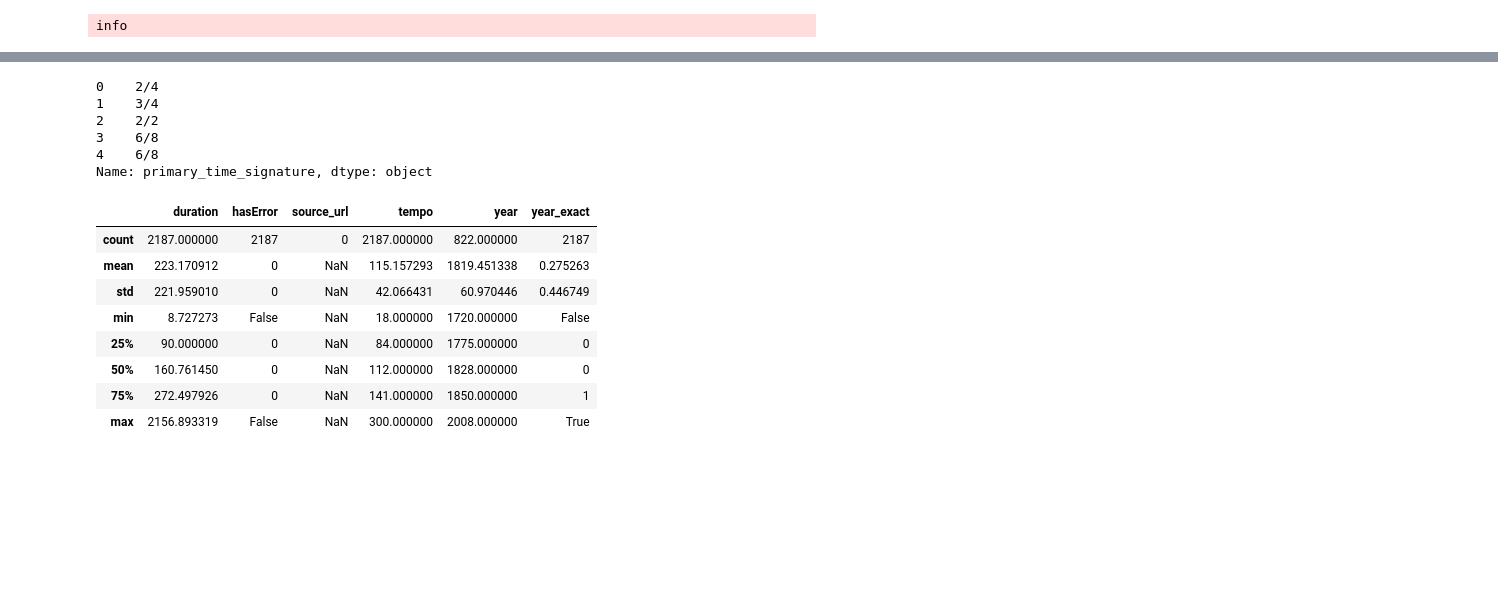
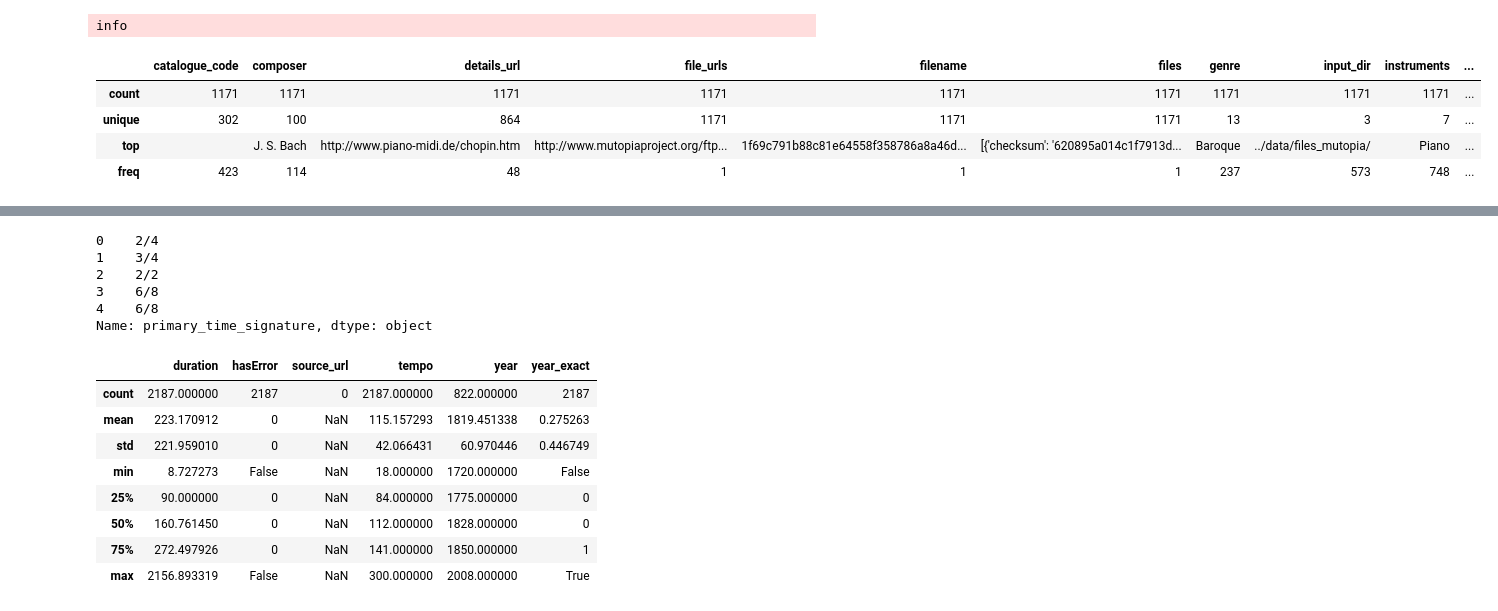
Before and after one commit to MulixBF/piano-corpus, a Jupyter notebook: processing/processing.ipynb, the cells around one changed output, grey strips where cells are left out. Saved outputs shown, nothing was run; the diff lists cells and outputs as text; code cells hidden in the pictures; blank space fills up the shorter version.

```diff
--- a/processing/processing.ipynb
+++ b/processing/processing.ipynb
@@ -246,10 +245,16 @@ def process_dataframe(dataframe, output_dir):
 
     return result
 # %%
-dataset = pd.concat([mutopia_data, kern_data, pianomidi_data, yamaha_data])
+dataset = pd.concat([mutopia_data, kern_data, pianomidi_data])
 dataset.reset_index(inplace=True)
 del dataset['index']
 dataset.describe()
+# %% [output]
+|  | catalogue_code | composer | details_url | file_urls | filename | files | genre | input_dir | instruments | ... |
+| count | 1171 | 1171 | 1171 | 1171 | 1171 | 1171 | 1171 | 1171 | 1171 | ... |
+| unique | 302 | 100 | 864 | 1171 | 1171 | 1171 | 13 | 3 | 7 | ... |
+| top |  | J. S. Bach | http://www.piano-midi.de/chopin.htm | http://www.mutopiaproject.org/ftp... | 1f69c791b88c81e64558f358786a8a46d... | [{'checksum': '620895a014c1f7913d... | Baroque | ../data/files_mutopia/ | Piano | ... |
+| freq | 423 | 114 | 48 | 1 | 1 | 1 | 237 | 573 | 748 | ... |
 # %%
 metadata = pd.DataFrame()
 CHUNK_SIZE = 100
```
Also changed, not shown: parts of 13 cells of this notebook, 8 other files.
